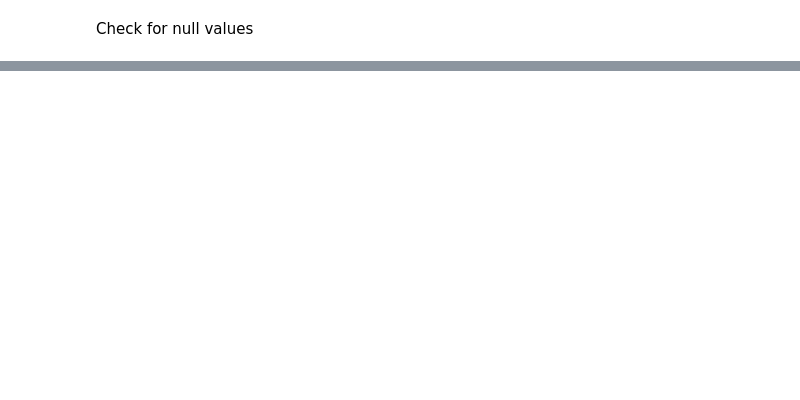
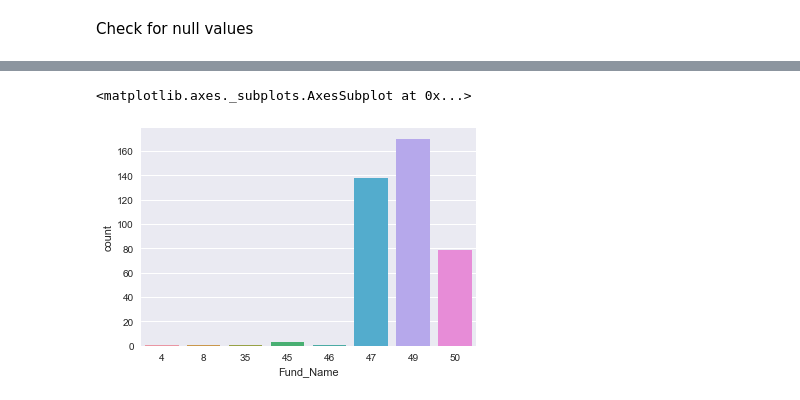
Before and after one commit to Srikar07/Kaggle_Titanic, a Jupyter notebook: AMFI_prediction/AMFI_prediction.ipynb, the cells around one changed output, grey strips where cells are left out. Cells and saved outputs as stored; diff of their text form; code cells hidden in the pictures; blank space fills up the shorter version.

```diff
--- a/AMFI_prediction/AMFI_prediction.ipynb
+++ b/AMFI_prediction/AMFI_prediction.ipynb
@@ -90,0 +109,5 @@ amfi_dataset.head()
+# %%
+sns.countplot(amfi_dataset.groupby(amfi_dataset.index)['Fund_Name'].count())
+# %% [output]
+<matplotlib.axes._subplots.AxesSubplot at 0x...>
+[figure, added]
```
Also changed, not shown: parts of 14 cells of this notebook.
